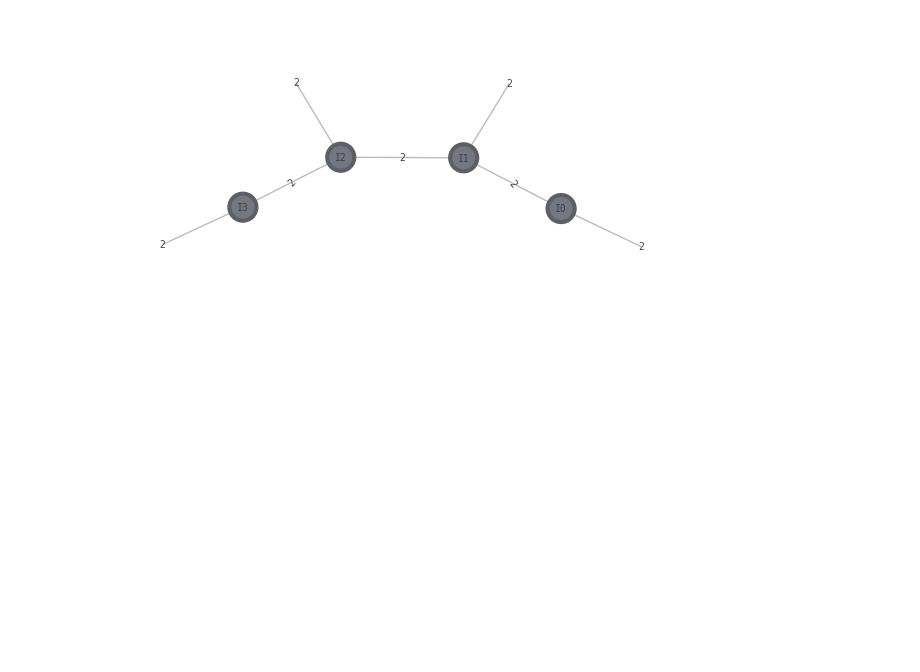
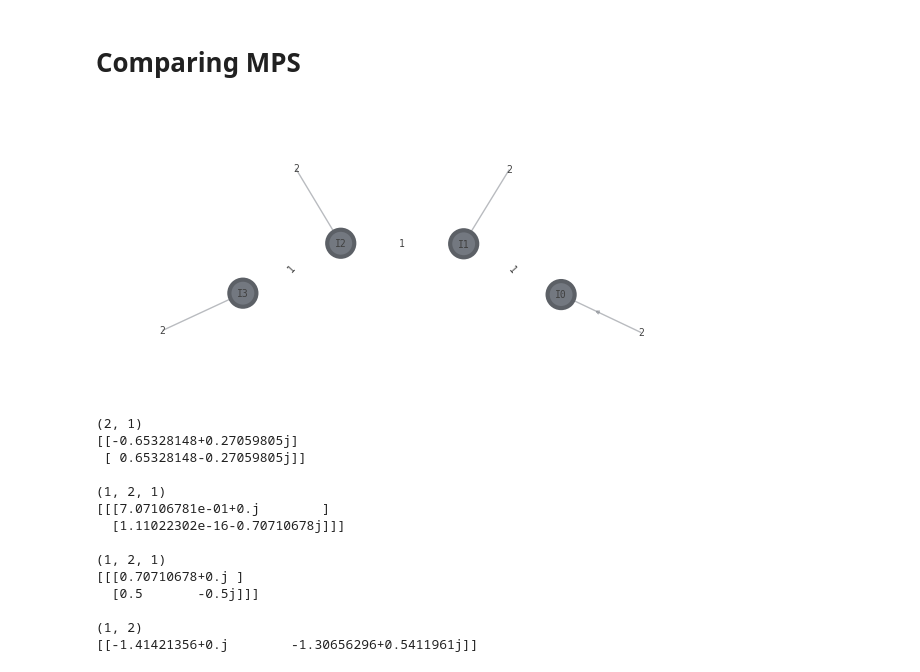
Before and after one commit to the-iron-ryan/MPO_QFT, a Jupyter notebook: QFT_MPO.ipynb, the cells around one changed output. Cells and saved outputs as stored; diff of their text form; code cells hidden in the pictures; blank space fills up the shorter version.

```diff
--- a/QFT_MPO.ipynb
+++ b/QFT_MPO.ipynb
@@ -32,15 +29,34 @@ Tensor Data:
+# %% [markdown]
+# Comparing MPS
 # %%
 QFT_mps = MPS(4)
 
 
 mps = QFT_mps.create_MPS(
-    [lambda x: np.exp(2j*np.pi*x)/2, lambda x: np.exp(-2j*np.pi*x)/2],
+    [lambda x: np.exp(2j*np.pi*x)/2],
     0,
     1.0,
     max_bond=4,
-    cutoff=1e-10
+    cutoff=1e-15
 )
 
 mps.draw(show_inds='bond-size')
+for t in mps.tensors_sorted():
+    print(t.shape)
+    print(t.data, end='\n\n')
 # %% [output]
-[figure, old version]
+[figure, new version]
+(2, 1)
+[[-0.65328148+0.27059805j]
+ [ 0.65328148-0.27059805j]]
+
+(1, 2, 1)
+[[[7.07106781e-01+0.j        ]
+  [1.11022302e-16-0.70710678j]]]
+
+(1, 2, 1)
+[[[0.70710678+0.j ]
+  [0.5       -0.5j]]]
+
+(1, 2)
+[[-1.41421356+0.j        -1.30656296+0.5411961j]]
```
Also changed, not shown: parts of 16 cells of this notebook, 2 other files.
